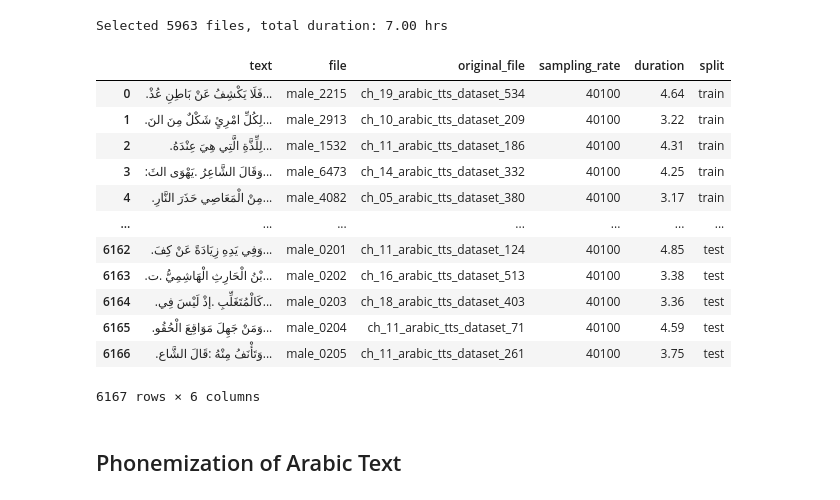
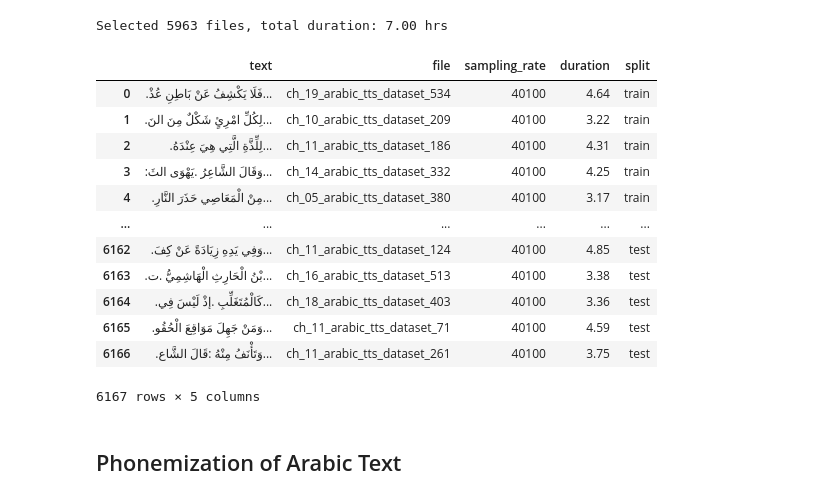
Before and after one commit to NeoBoy/StyleTTS2_Arabic, a Jupyter notebook: dataPrep.ipynb, the cells around one changed output. Saved outputs shown, nothing was run; the diff lists cells and outputs as text; code cells hidden in the pictures.

Commit message:
Correction: original_file column removed in male audio metadata before moving it to hf dataset

```diff
--- a/dataPrep.ipynb
+++ b/dataPrep.ipynb
@@ -1042,26 +1042,29 @@ train_selected.to_csv('train_selected.csv', index=False)
 # %%
 # Combine filtered train and test splits for male data and reset index
 male_df_final = pd.concat([
     train_selected,
     male_df_test[mask_0_10_test]
 ], ignore_index=True)
 male_df_final.reset_index(drop=True, inplace=True)
 
+# make file column replace with original_file column and remove original_file column
+male_df_final['file'] = male_df_final['original_file']
+male_df_final = male_df_final.drop(columns=['original_file'])
 male_df_final
 # %% [output]
-|  | text | file | original_file | sampling_rate | duration | split |
-| 0 | .فَلَا يَكْشِفُ عَنْ بَاطِنِ عُذْ... | male_2215 | ch_19_arabic_tts_dataset_534 | 40100 | 4.64 | train |
-| 1 | .لِكُلِّ امْرِئٍ شَكْلٌ مِنَ النَ... | male_2913 | ch_10_arabic_tts_dataset_209 | 40100 | 3.22 | train |
-| 2 | .لِلِّذَّةِ الَّتِي هِيَ عِنْدَهُ... | male_1532 | ch_11_arabic_tts_dataset_186 | 40100 | 4.31 | train |
-| 3 | :وَقَالَ الشَّاعِرُ .يَهْوَى الثَ... | male_6473 | ch_14_arabic_tts_dataset_332 | 40100 | 4.25 | train |
-| 4 | .مِنْ الْمَعَاصِي حَذَرَ النَّارِ... | male_4082 | ch_05_arabic_tts_dataset_380 | 40100 | 3.17 | train |
-| ... | ... | ... | ... | ... | ... | ... |
-| 6162 | .وَفِي يَدِهِ زِيَادَةً عَنْ كِفَ... | male_0201 | ch_11_arabic_tts_dataset_124 | 40100 | 4.85 | test |
-| 6163 | .بْنُ الْحَارِثِ الْهَاشِمِيُّ .ت... | male_0202 | ch_16_arabic_tts_dataset_513 | 40100 | 3.38 | test |
-| 6164 | .كَالْمُتَغَلِّبِ .إذْ لَيْسَ فِي... | male_0203 | ch_18_arabic_tts_dataset_403 | 40100 | 3.36 | test |
-| 6165 | .وَمَنْ جَهِلَ مَوَاقِعَ الْحُقُو... | male_0204 | ch_11_arabic_tts_dataset_71 | 40100 | 4.59 | test |
-| 6166 | .وَتَأْنَفُ مِنْهُ :قَالَ الشَّاع... | male_0205 | ch_11_arabic_tts_dataset_261 | 40100 | 3.75 | test |
+|  | text | file | sampling_rate | duration | split |
+| 0 | .فَلَا يَكْشِفُ عَنْ بَاطِنِ عُذْ... | ch_19_arabic_tts_dataset_534 | 40100 | 4.64 | train |
+| 1 | .لِكُلِّ امْرِئٍ شَكْلٌ مِنَ النَ... | ch_10_arabic_tts_dataset_209 | 40100 | 3.22 | train |
+| 2 | .لِلِّذَّةِ الَّتِي هِيَ عِنْدَهُ... | ch_11_arabic_tts_dataset_186 | 40100 | 4.31 | train |
+| 3 | :وَقَالَ الشَّاعِرُ .يَهْوَى الثَ... | ch_14_arabic_tts_dataset_332 | 40100 | 4.25 | train |
+| 4 | .مِنْ الْمَعَاصِي حَذَرَ النَّارِ... | ch_05_arabic_tts_dataset_380 | 40100 | 3.17 | train |
+| ... | ... | ... | ... | ... | ... |
+| 6162 | .وَفِي يَدِهِ زِيَادَةً عَنْ كِفَ... | ch_11_arabic_tts_dataset_124 | 40100 | 4.85 | test |
+| 6163 | .بْنُ الْحَارِثِ الْهَاشِمِيُّ .ت... | ch_16_arabic_tts_dataset_513 | 40100 | 3.38 | test |
+| 6164 | .كَالْمُتَغَلِّبِ .إذْ لَيْسَ فِي... | ch_18_arabic_tts_dataset_403 | 40100 | 3.36 | test |
+| 6165 | .وَمَنْ جَهِلَ مَوَاقِعَ الْحُقُو... | ch_11_arabic_tts_dataset_71 | 40100 | 4.59 | test |
+| 6166 | .وَتَأْنَفُ مِنْهُ :قَالَ الشَّاع... | ch_11_arabic_tts_dataset_261 | 40100 | 3.75 | test |
-6167 rows × 6 columns
+6167 rows × 5 columns
 # %% [markdown]
 ## Phonemization of Arabic Text
 # %%
```
Also changed, not shown: parts of 5 cells of this notebook.
